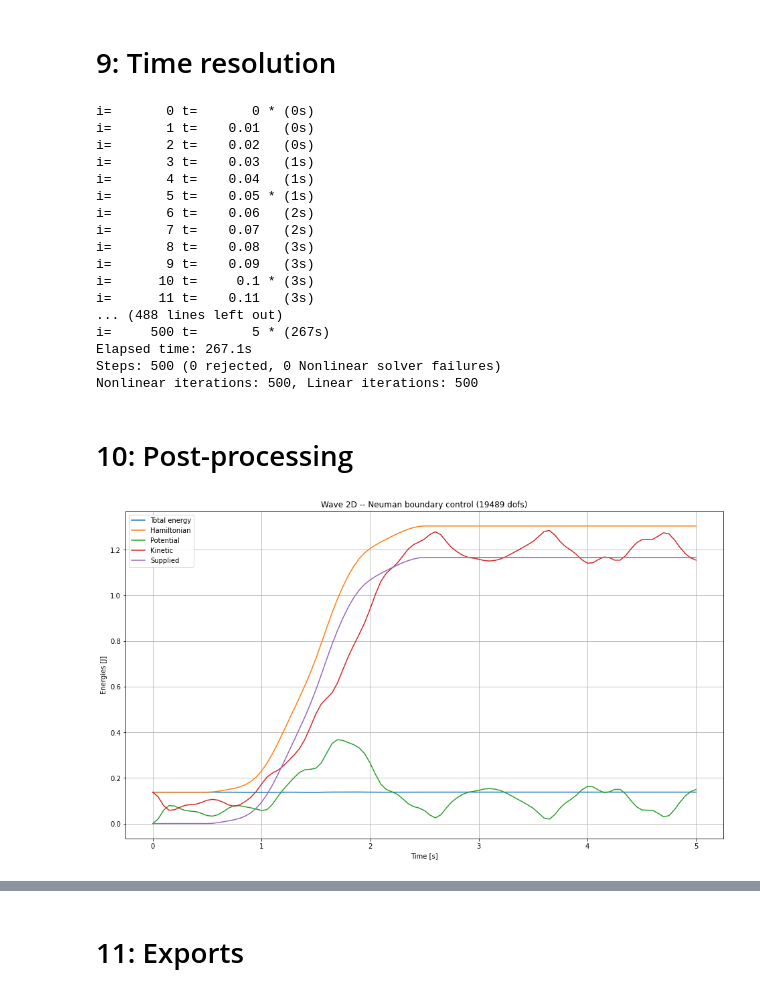
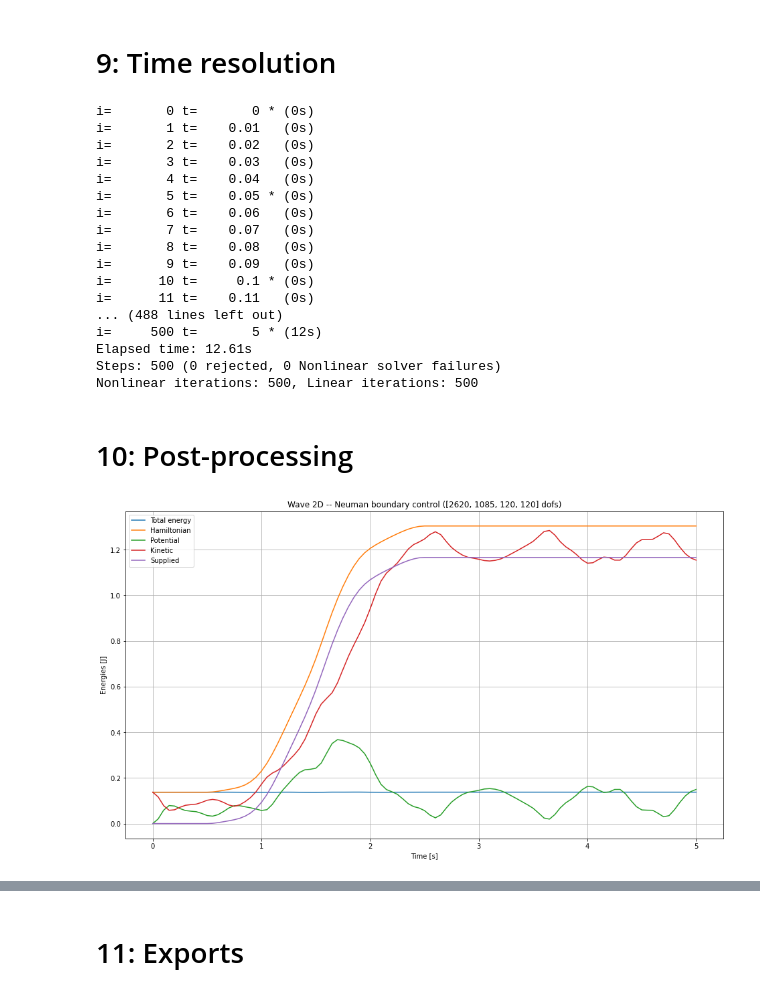
Before and after one commit to g-haine/scrimp, a Jupyter notebook: notebooks/2D/wave/wave.ipynb, the cells around one changed output, grey strips where cells are left out. Cells and saved outputs as stored; diff of their text form; code cells hidden in the pictures.

```diff
--- a/notebooks/2D/wave/wave.ipynb
+++ b/notebooks/2D/wave/wave.ipynb
@@ -374,10 +374,10 @@ type_q = "RT"
 order_q = 2
 # FE for \alpha_p and e_p
 type_p = "CG"
-order_p = 3
+order_p = 2
 # FE for u and y
 type_b = "CG"
-order_b = 3
+order_b = 2
 
 # Care must be taken: for Galerkin FE, VectorFunctionSpace must be used instead of FunctionSpace
 if ((type_q == 'CG') or (type_q == 'DG')):
@@ -527,18 +527,18 @@ z_sol = dae.history['z']
 i=       0 t=       0 * (0s)
 i=       1 t=    0.01   (0s)
 i=       2 t=    0.02   (0s)
-i=       3 t=    0.03   (1s)
-i=       4 t=    0.04   (1s)
-i=       5 t=    0.05 * (1s)
-i=       6 t=    0.06   (2s)
-i=       7 t=    0.07   (2s)
-i=       8 t=    0.08   (3s)
-i=       9 t=    0.09   (3s)
-i=      10 t=     0.1 * (3s)
-i=      11 t=    0.11   (3s)
+i=       3 t=    0.03   (0s)
+i=       4 t=    0.04   (0s)
+i=       5 t=    0.05 * (0s)
+i=       6 t=    0.06   (0s)
+i=       7 t=    0.07   (0s)
+i=       8 t=    0.08   (0s)
+i=       9 t=    0.09   (0s)
+i=      10 t=     0.1 * (0s)
+i=      11 t=    0.11   (0s)
 ... (488 lines left out)
-i=     500 t=       5 * (267s)
-Elapsed time: 267.1s
+i=     500 t=       5 * (12s)
+Elapsed time: 12.61s
 Steps: 500 (0 rejected, 0 Nonlinear solver failures)
 Nonlinear iterations: 500, Linear iterations: 500
 # %% [markdown]
@@ -565,35 +565,39 @@ def Plot_Hamiltonian(t,z,u,Tinv,rho,fun_trial,fun_test,dx,ds):
 
     # For supplied energy
     Supplied = np.zeros((Nt,))
 
     for k in range(1,Nt):
         # Extract solutions
         e_q = mpfe.BlockFunction(W,mpfe.la.BlockPETScVector(z[k]))[0]
         e_p = mpfe.BlockFunction(W,mpfe.la.BlockPETScVector(z[k]))[1]
         y_b_old = mpfe.BlockFunction(W,mpfe.la.BlockPETScVector(z[k-1]))[3]
         y_b = mpfe.BlockFunction(W,mpfe.la.BlockPETScVector(z[k]))[3]
         # Compute energies
         Hamq[k] = 0.5*fe.assemble(fe.dot(e_q,fe.dot(Tinv, e_q))*dx)
         Hamp[k] = 0.5*fe.assemble(e_p*rho*e_p*dx)
         Ham[k] = Hamq[k] + Hamp[k]
         u.t = t[k-1]
         Supplied[k] = Supplied[k-1] + 0.5 * (t[k] - t[k-1]) * fe.assemble(y_b_old*u*ds)
         u.t = t[k]
         Supplied[k] = Supplied[k] + 0.5 * (t[k] - t[k-1]) * fe.assemble(y_b*u*ds)
 
+    dofs = []
+    for k in range(4):
+        dofs.append(len(W.block_dofmap().block_owned_dofs__local_numbering(k)))
+
     fig = plt.figure(figsize=(16,9))
     plt.plot(t,Ham+Supplied,t,Ham,t,Hamq,t,Hamp,t,-Supplied)
     plt.title("Wave 2D -- Neuman boundary control ("
-              +str(W.tabulate_dof_coordinates().shape[0])+" dofs)")
+              +str(dofs)+" dofs)")
     plt.xlabel("Time [s]")
     plt.ylabel("Energies [J]")
     plt.grid(axis="both")
     plt.legend(["Total energy","Hamiltonian","Potential","Kinetic","Supplied"])
     plt.show()
 
 Plot_Hamiltonian(t_sol,z_sol,u,Tinv,rho,fun_trial,fun_test,dmesh.dx,dmesh.ds)
 # %% [output]
-[figure, old version]
+[figure, new version]
 # %%
 # Plot some instants (in % of final time)
 instants = (0.,0.25,0.5,0.75,1.)
```
Also changed, not shown: parts of 14 cells of this notebook, 8 other files.
